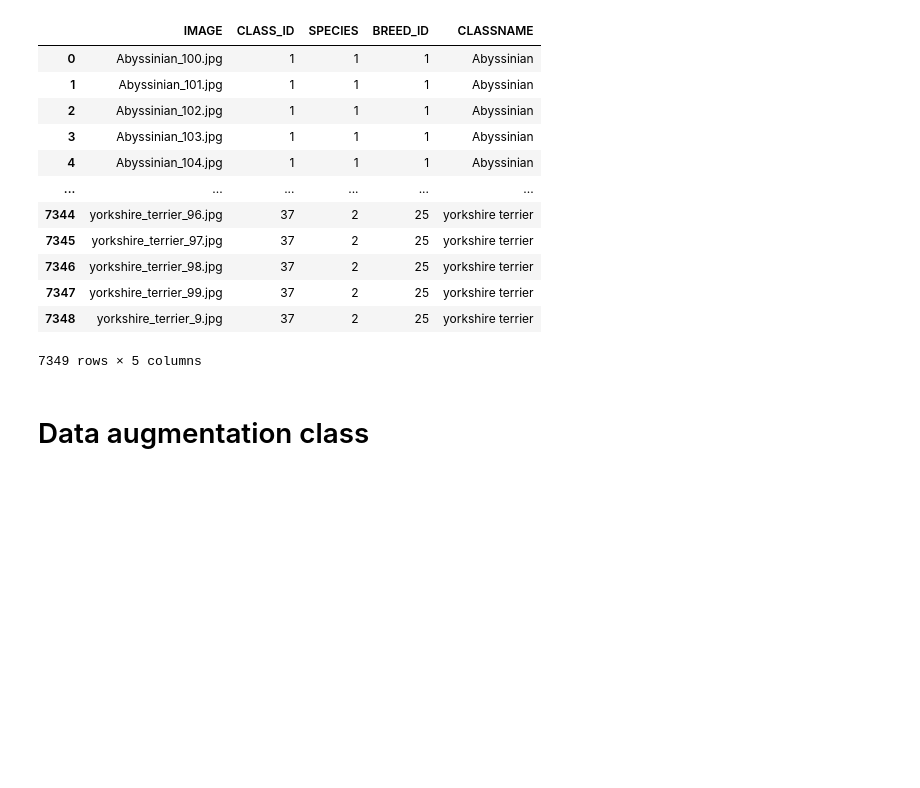
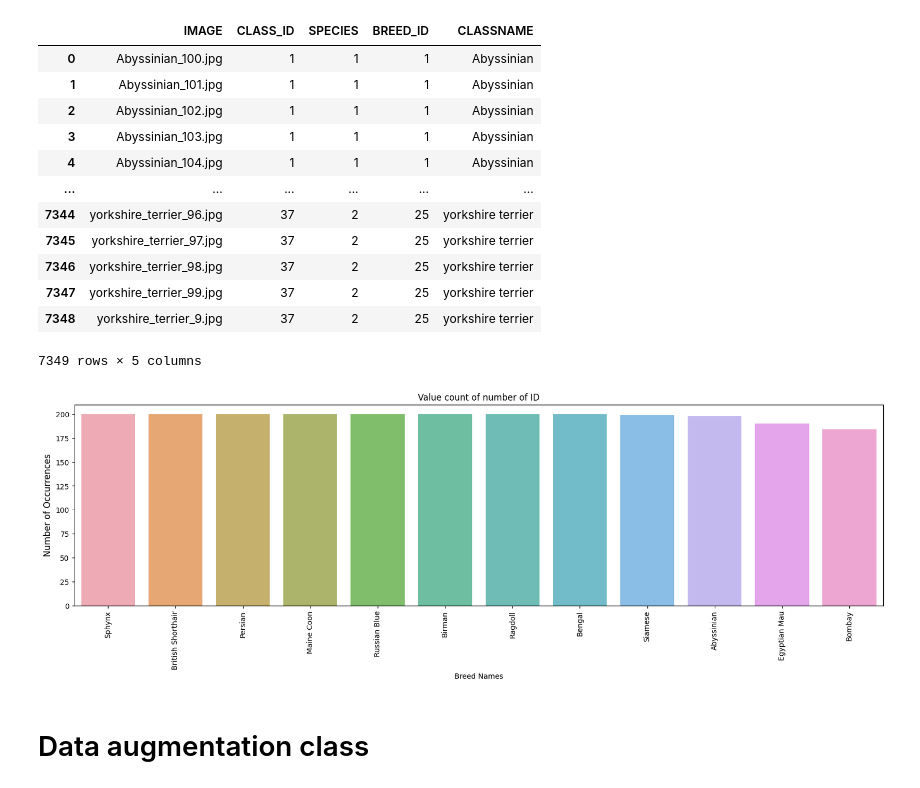
Before and after one commit to Leohoji/dog-cat-breed-classification-system, a Jupyter notebook: model_training/classifier_training_final.ipynb, the cells around one changed output. Drawn from its saved outputs; the diff is of its cells as text; code cells hidden in the pictures; blank space fills up the shorter version.

```diff
--- a/model_training/classifier_training_final.ipynb
+++ b/model_training/classifier_training_final.ipynb
@@ -121,5 +126,7 @@ data_df
 # %%
-# breed_count(data_df[data_df.SPECIES == 1], 'ID', 'CLASSNAME')
+breed_count(data_df[data_df.SPECIES == 1], 'ID', 'CLASSNAME')
+# %% [output]
+[figure, added]
 # %% [markdown]
 # Data augmentation class
 # %%
```
Also changed, not shown: parts of 18 cells of this notebook.
